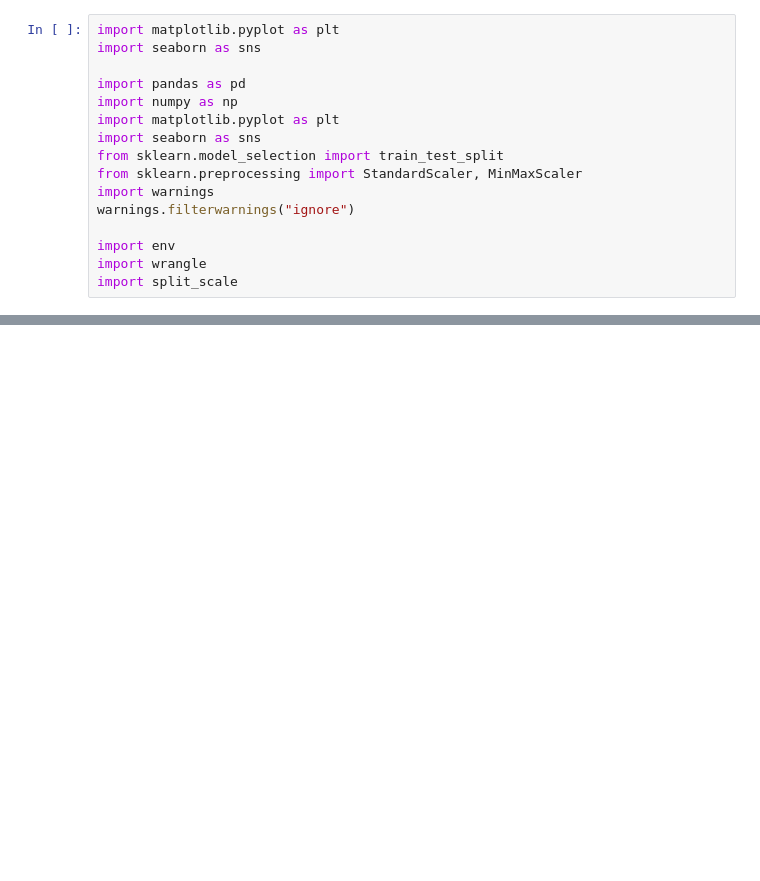
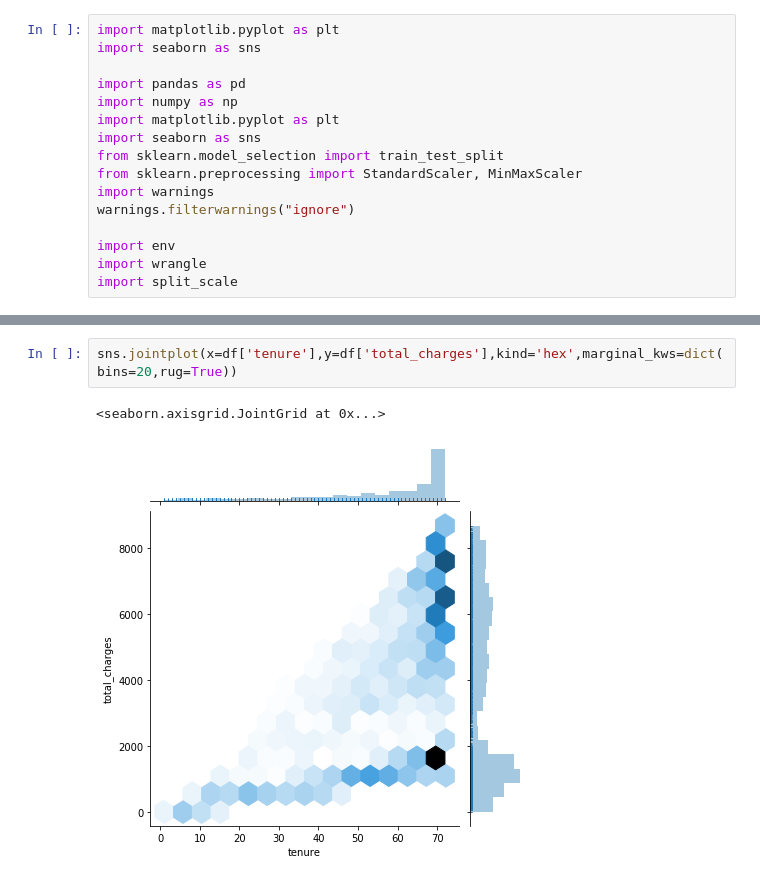
Before and after one commit to JefferyRoeder/ds-methodologies-exercises, a Jupyter notebook: regression/explore.ipynb, the cells around one changed output, grey strips where cells are left out. Drawn from its saved outputs; the diff is of its cells as text; blank space fills up the shorter version.

```diff
--- a/regression/explore.ipynb
+++ b/regression/explore.ipynb
@@ -33,0 +27,5 @@ g = grid.plot_joint
+# %%
+sns.jointplot(x=df['tenure'],y=df['total_charges'],kind='hex',marginal_kws=dict(bins=20,rug=True))
+# %% [output]
+<seaborn.axisgrid.JointGrid at 0x...>
+[figure, added]
```
Also changed, not shown: parts of 19 cells of this notebook, 17 other files.
